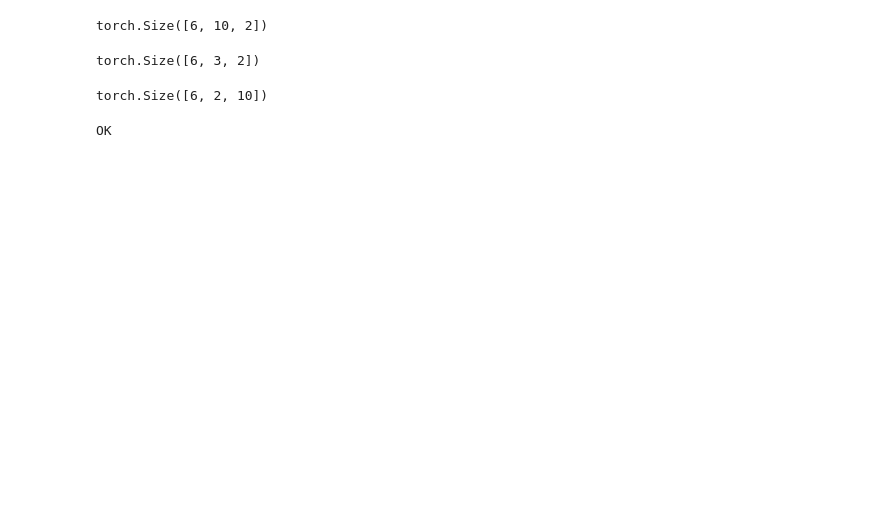
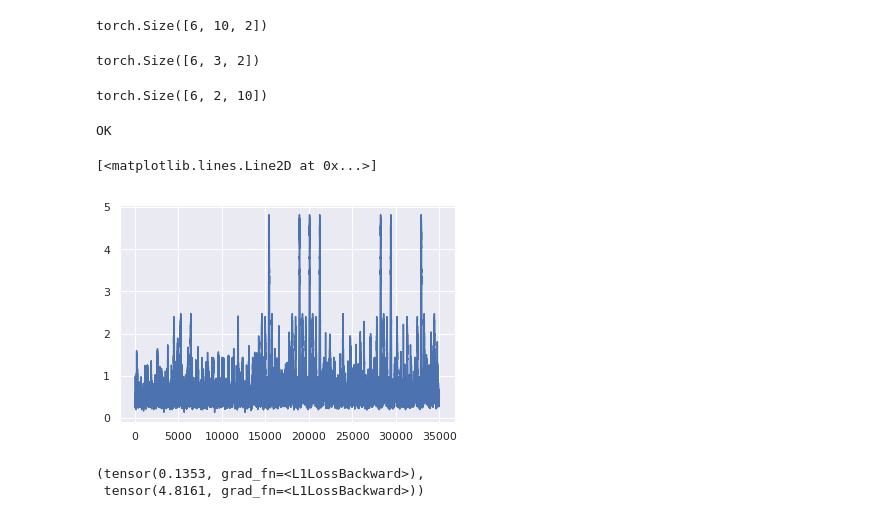
Before and after one commit to jjbernard/BeagleAD, a Jupyter notebook: WorkBook.ipynb, the cells around one changed output. Drawn from its saved outputs; the diff is of its cells as text; code cells hidden in the pictures; blank space fills up the shorter version.

Commit message:
created the fit function in WorkBook

```diff
--- a/WorkBook.ipynb
+++ b/WorkBook.ipynb
@@ -408,3 +355,56 @@ else:
     print('Expected shape is: ', yb.shape)
 # %% [output]
 OK
+# %%
+# We now need to define the fit() function
+
+def fit(train_dl, epochs, model, lr, criterion, optimizer):
+    """ Train the model
+        Args:
+            - train_dl: a training dataloader
+            - epochs: number of epochs
+            - model: the model to train
+            - lr: the learning rate for training
+            - criterion: the loss function to be used
+            - optimizer: the optimizer for the model
+    """
+
+    losses = []
+    for epoch in range(epochs):
+        for i, data in enumerate(train_dl):
+            inputs = data[0]
+            targets = data[1]
+
+            outputs = model(inputs.permute(0,2,1))
+            loss = criterion(outputs.permute(0,2,1), targets)
+            loss.backward()
+            optimizer.step()
+            optimizer.zero_grad()
+
+            losses.append(loss)
+
+    return losses
+# %%
+# Loss function for DeepAnt is Mean Absolute Error
+lossfunc = nn.L1Loss(reduction='mean')
+# %%
+data = dataloading(path, filename)
+X, y = createxandy(data, window, p_window, firstcolastimestamp=True)
+datasets = createdatasets(X, y, split=[0.7,0.3,0.0])
+dataloaders = createdataloaders(datasets, bs=6)
+
+train_dl = dataloaders[0]
+
+model, opt = get_model(2, 3)
+# %%
+losses = fit(train_dl, 30, model, 0.005, lossfunc, opt)
+# %%
+plt.plot(losses)
+# %% [output]
+[<matplotlib.lines.Line2D at 0x...>]
+[figure, added]
+# %%
+(min(losses), max(losses))
+# %% [output]
+(tensor(0.1353, grad_fn=<L1LossBackward>),
+ tensor(4.8161, grad_fn=<L1LossBackward>))
```
Also changed, not shown: parts of 4 cells of this notebook.
